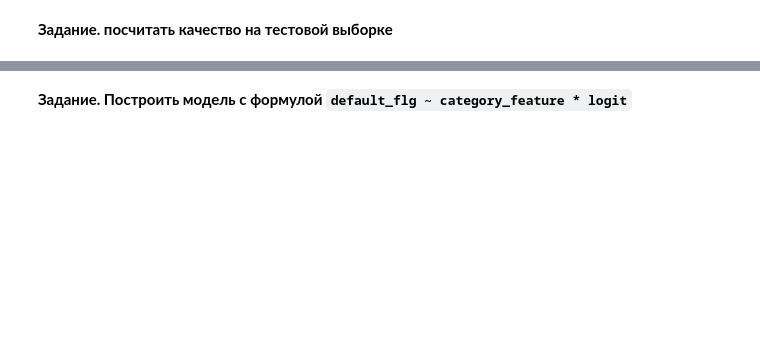
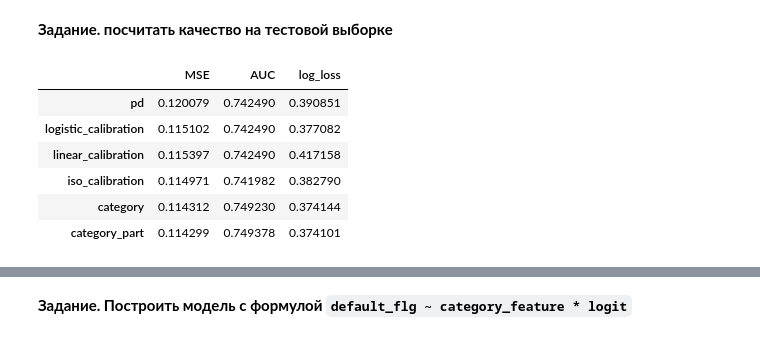
Before and after one commit to NastyaMelnik57/Tinkoff-fintech, a Jupyter notebook: sem1_calibration.ipynb, the cells around one changed output, grey strips where cells are left out. Cells and saved outputs as stored; diff of their text form; code cells hidden in the pictures; blank space fills up the shorter version.

```diff
--- a/sem1_calibration.ipynb
+++ b/sem1_calibration.ipynb
@@ -244,0 +383,14 @@ metrics_test
+# %%
+y_test, X_test = dmatrices('default_flg ~ category_feature + logit', data=df_test, return_type='dataframe')
+X_test = X_test.loc[:, log_reg.pvalues < 0.05]
+
+add_metrics(metrics_test, df_test['default_flg'], log_reg_drop.predict(X_test), 'category_part')
+metrics_test
+# %% [output]
+|  | MSE | AUC | log_loss |
+| pd | 0.120079 | 0.742490 | 0.390851 |
+| logistic_calibration | 0.115102 | 0.742490 | 0.377082 |
+| linear_calibration | 0.115397 | 0.742490 | 0.417158 |
+| iso_calibration | 0.114971 | 0.741982 | 0.382790 |
+| category | 0.114312 | 0.749230 | 0.374144 |
+| category_part | 0.114299 | 0.749378 | 0.374101 |
```
Also changed, not shown: parts of 44 cells of this notebook.
